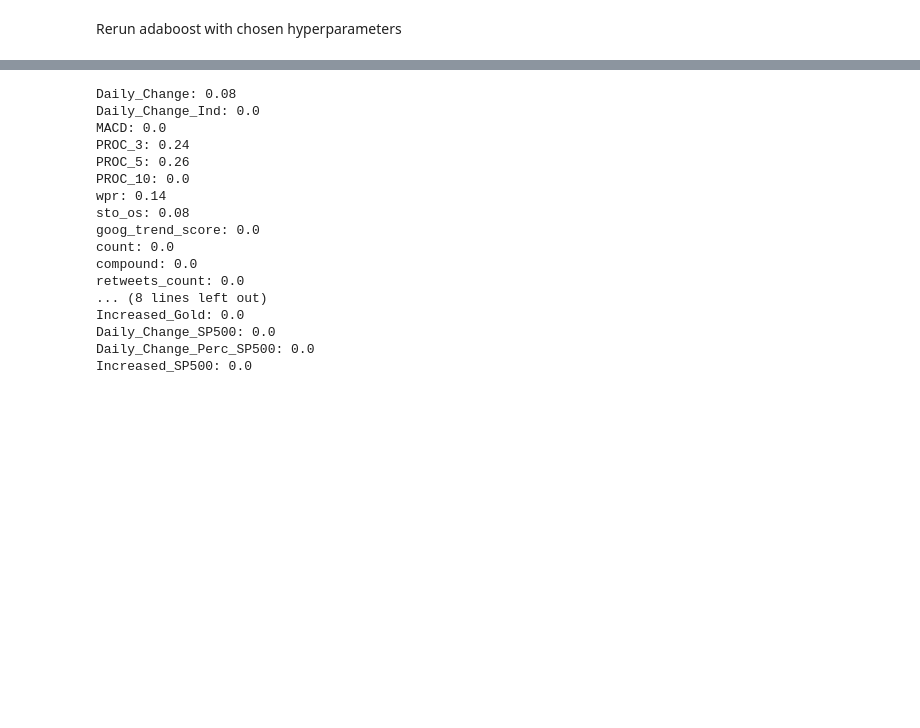
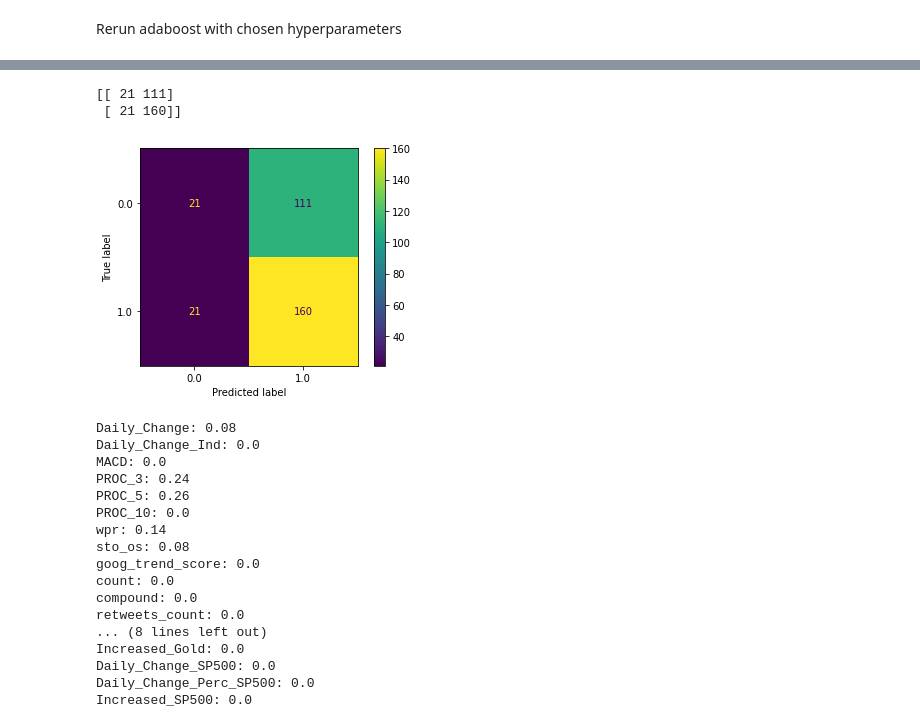
Before and after one commit to irsa-ashraf/Analysis-of-Indicators-on-Cryptocurrency-Prices, a Jupyter notebook: models/adaboost.ipynb, the cells around one changed output, grey strips where cells are left out. Drawn from its saved outputs; the diff is of its cells as text; code cells hidden in the pictures; blank space fills up the shorter version.

```diff
--- a/models/adaboost.ipynb
+++ b/models/adaboost.ipynb
@@ -277,3 +315,10 @@ CONFUSION: [[ 90  46]
+# %%
+plot_confusion_matrix(adaboost, X_valid, y_valid)
+print(metrics.confusion_matrix(y_valid, y_hat))
+# %% [output]
+[[ 21 111]
+ [ 21 160]]
+[figure, added]
 # %%
 feature_import = adaboost.feature_importances_
 for i in range(len(feature_lst)):
```
Also changed, not shown: parts of 34 cells of this notebook.
